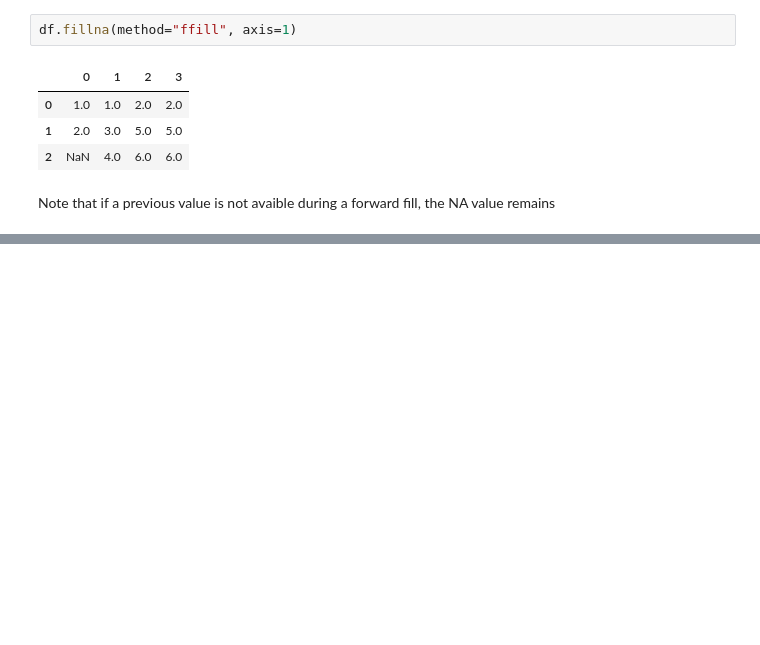
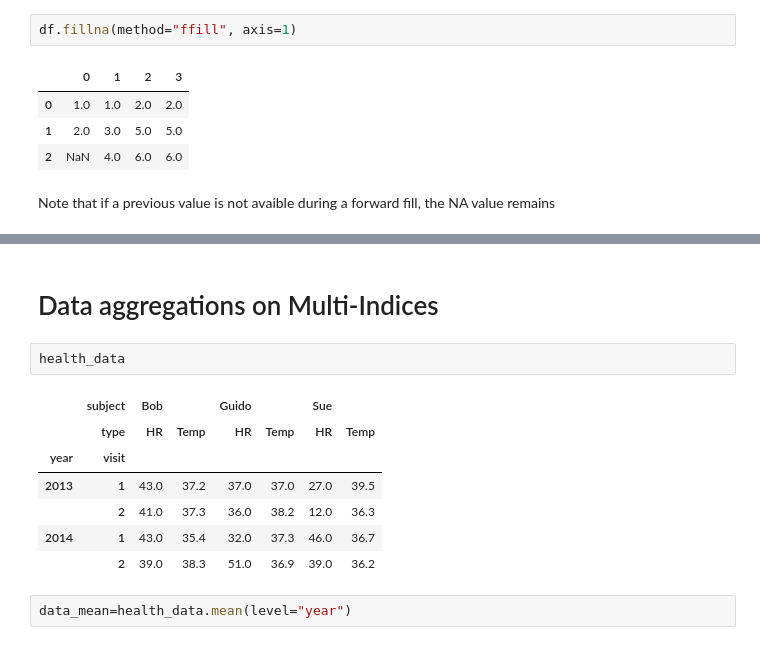
Before and after one commit to duzhewang/ProgrammingNotes, a Jupyter notebook: Python/PythonDShandbook/Chap03_Pandas.ipynb, the cells around one changed output, grey strips where cells are left out. Cells and saved outputs as stored; diff of their text form; blank space fills up the shorter version.

```diff
--- a/Python/PythonDShandbook/Chap03_Pandas.ipynb
+++ b/Python/PythonDShandbook/Chap03_Pandas.ipynb
@@ -1143,0 +1714,14 @@ Note that if a previous value is not avaible during a forward fill, the NA value
+# %% [markdown]
+# Data aggregations on Multi-Indices
+# %%
+health_data
+# %% [output]
+|  | subject | Bob |  | Guido |  | Sue |  |
+|  | type | HR | Temp | HR | Temp | HR | Temp |
+| year | visit |  |  |  |  |  |  |
+| 2013 | 1 | 43.0 | 37.2 | 37.0 | 37.0 | 27.0 | 39.5 |
+|  | 2 | 41.0 | 37.3 | 36.0 | 38.2 | 12.0 | 36.3 |
+| 2014 | 1 | 43.0 | 35.4 | 32.0 | 37.3 | 46.0 | 36.7 |
+|  | 2 | 39.0 | 38.3 | 51.0 | 36.9 | 39.0 | 36.2 |
+# %%
+data_mean=health_data.mean(level="year")
```
Also changed, not shown: parts of 132 cells of this notebook.
